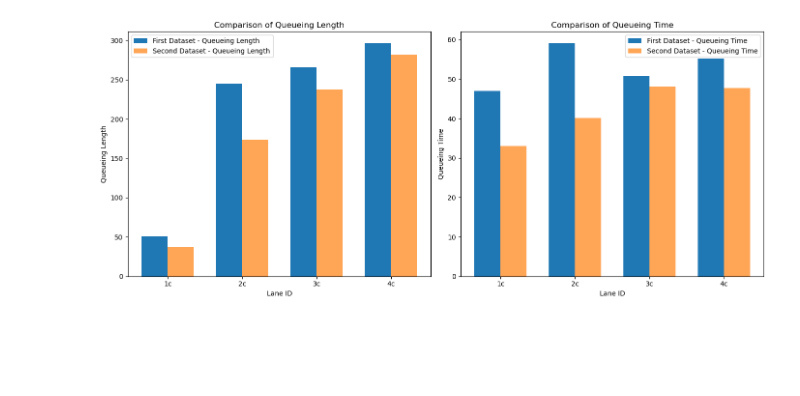
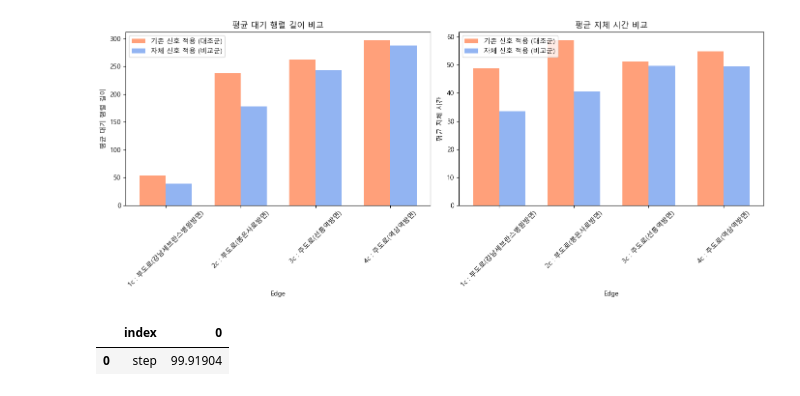
Before and after one commit to DGU-ISEmergency/Algorithms, a Jupyter notebook: main project/result.ipynb, the cells around one changed output. Drawn from its saved outputs; the diff is of its cells as text; code cells hidden in the pictures; blank space fills up the shorter version.

```diff
--- a/main project/result.ipynb
+++ b/main project/result.ipynb
@@ -41,7 +13,7 @@ df1
 # %%
 # Grouping by lane_id and calculating the mean of queueing_length and queueing_time
-result = df1.groupby('lane_id')[['queueing_length', 'queueing_time']].mean().reset_index()
+df1 = df1.groupby('lane_id')[['queueing_length', 'queueing_time']].mean().reset_index()
 
-print(result)
+print(df1)
 # %% [output]
   lane_id  queueing_length  queueing_time
@@ -52,12 +24,14 @@ print(result)
 # %%
 # my_data.csv 파일 불러오기
-import pandas as pd
-import matplotlib.pyplot as plt
 
-df2 = pd.read_csv('my_data.csv')
+df2 = pd.read_csv('my_data_2.csv')
 # %%
 # step이 100부터 350까지인 데이터만 추출하기
 df2 = df2[(df2['step'] >= 100) & (df2['step'] <= 350)]
+df2 = df2[~df2['lane_id'].str.startswith('c')]
+
+# df2에서 lane_id가 ":c"로 시작하는 행 제거
+df2 = df2[~df2['lane_id'].str.startswith(':c')]
 # %%
 # Grouping by lane_id and calculating the mean of queueing_length and queueing_time
 df2 = df2.groupby('lane_id')[['queueing_length', 'queueing_time']].mean().reset_index()
@@ -71,0 +48,6 @@ print(df2)
+# %%
+# df1과 df2의 lane_id 열의 [1c, 2c, 3c, 4c]를 각각 [부도로(강남세브란스병원방면), 부도로(봉은사로방면), 주도로(선릉역방면), 주도로(역삼역방면)] 으로 변경
+df1['lane_id'] = df1['lane_id'].replace({'1c':'1c : 부도로(강남세브란스병원방면)', '2c':'2c : 부도로(봉은사로방면)', '3c':'3c : 주도로(선릉역방면)', '4c':'4c : 주도로(역삼역방면)'})
+df2['lane_id'] = df2['lane_id'].replace({'1c':'1c : 부도로(강남세브란스병원방면)', '2c':'2c : 부도로(봉은사로방면)', '3c':'3c : 주도로(선릉역방면)', '4c':'4c : 주도로(역삼역방면)'})
+df1
+df2
@@ -72,38 +65,39 @@ print(df2)
 # %%
 # Plotting queueing_length and queueing_time on separate bar charts
 
 # Create subplots
 fig, (ax1, ax2) = plt.subplots(1, 2, figsize=(14, 6))
 
 # Plotting queueing_length
 bar_width = 0.35  # the width of the bars
-index = df9['lane_id']
+index = df1['lane_id']
 
 r1 = range(len(index))
 r2 = [x + bar_width for x in r1]
 
-ax1.bar(r1, df9['queueing_length'], bar_width, label='First Dataset - Queueing Length')
-ax1.bar(r2, df10['queueing_length'], bar_width, label='Second Dataset - Queueing Length', alpha=0.7)
+ax1.bar(r1, df1['queueing_length'], bar_width, label='기존 신호 적용 (대조군)', color='lightsalmon')
+ax1.bar(r2, df2['queueing_length'], bar_width, label='자체 신호 적용 (비교군)', alpha=0.7, color='cornflowerblue')
 
-ax1.set_xlabel('Lane ID')
-ax1.set_ylabel('Queueing Length')
-ax1.set_title('Comparison of Queueing Length')
+ax1.set_xlabel('Edge')
+ax1.set_ylabel('평균 대기 행렬 길이')
+ax1.set_title('평균 대기 행렬 길이 비교')
 ax1.set_xticks([r + bar_width / 2 for r in range(len(index))])
-ax1.set_xticklabels(index)
-ax1.legend()
+ax1.set_xticklabels(index, rotation=45)
+ax1.legend(loc='upper left')
 
 # Plotting queueing_time
-ax2.bar(r1, df9['queueing_time'], bar_width, label='First Dataset - Queueing Time')
-ax2.bar(r2, df10['queueing_time'], bar_width, label='Second Dataset - Queueing Time', alpha=0.7)
+ax2.bar(r1, df1['queueing_time'], bar_width, label='기존 신호 적용 (대조군)', color='lightsalmon')
+ax2.bar(r2, df2['queueing_time'], bar_width, label='자체 신호 적용 (비교군)', alpha=0.7, color='cornflowerblue')
 
-ax2.set_xlabel('Lane ID')
-ax2.set_ylabel('Queueing Time')
-ax2.set_title('Comparison of Queueing Time')
+ax2.set_xlabel('Edge')
+ax2.set_ylabel('평균 지체 시간')
+ax2.set_title('평균 지체 시간 비교')
 ax2.set_xticks([r + bar_width / 2 for r in range(len(index))])
-ax2.set_xticklabels(index)
-ax2.legend()
+ax2.set_xticklabels(index, rotation=45)
+# legend 왼쪽으로 고정
+ax2.legend(loc='upper left')
 
 plt.tight_layout()
 plt.show()
 # %% [output]
-[figure, old version]
+[figure, new version]
@@ -109,0 +110,5 @@ plt.show()
+# %%
+df3
+# %% [output]
+|  | index | 0 |
+| 0 | step | 99.91904 |
```
Also changed, not shown: parts of 7 cells of this notebook, 4 other files.
